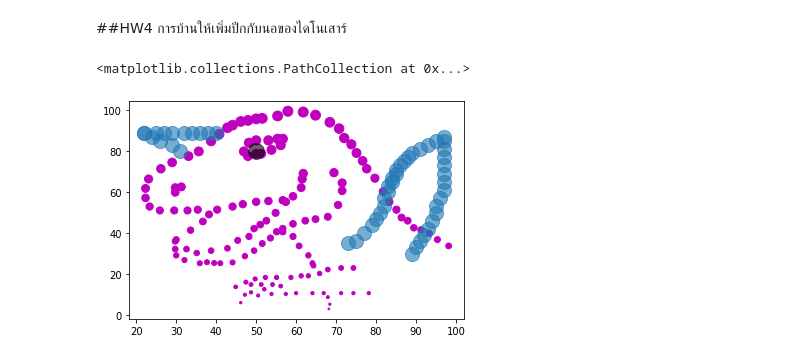
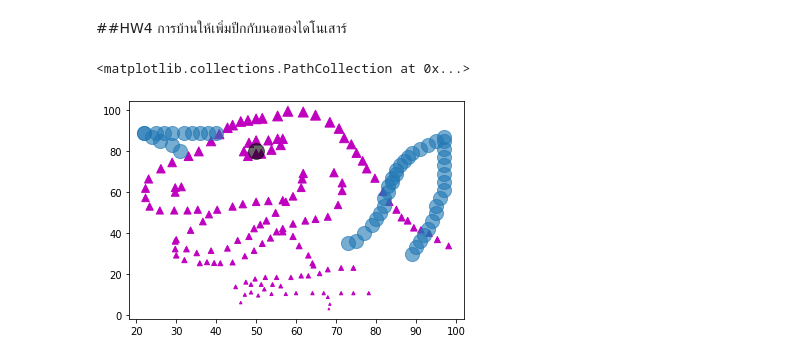
Before and after one commit to MMoltira/KKU_data_mining, a Jupyter notebook: Data102.ipynb, the cells around one changed output. Saved outputs shown, nothing was run; the diff lists cells and outputs as text; code cells hidden in the pictures.

Commit message:
เขียนโค้ด plot,bar,histogram

```diff
--- a/Data102.ipynb
+++ b/Data102.ipynb
@@ -123,9 +123,9 @@ plt.scatter([44,42,50],[15,14,80], s=250,alpha=0.6)
 # %% [markdown]
 ##HW4 การบ้านให้เพิ่มปีกกับนอของไดโนเสาร์
 # %%
-plt.scatter(data['x'],data['y'],s=data['y'],c='m')
+plt.scatter(data['x'],data['y'],s=data['y'],c='m',marker='^')
 plt.scatter([31,29,26,24,22,40,38,36,34,32,29,27,25,22,73,75,77,79,80,81,82,82,83,83,84,84,85,85,86,87,88,89,91,93,95,97,97,97,97,97,97,97,97,96,95,95,94,93,92,91,90,89],[80,83,85,87,89,89,89,89,89,89,89,89,89,89,35,36,40,44,47,50,53,57,60,63,65,67,69,71,73,75,77,79,81,83,85,87,85,81,77,73,69,65,61,57,53,50,46,42,39,36,33,30],s=200,alpha=0.6)
 plt.scatter([50],[80],s=250,alpha=0.6,c='k')
 # %% [output]
 <matplotlib.collections.PathCollection at 0x...>
-[figure, old version]
+[figure, new version]
```
Also changed, not shown: parts of 24 cells of this notebook.
